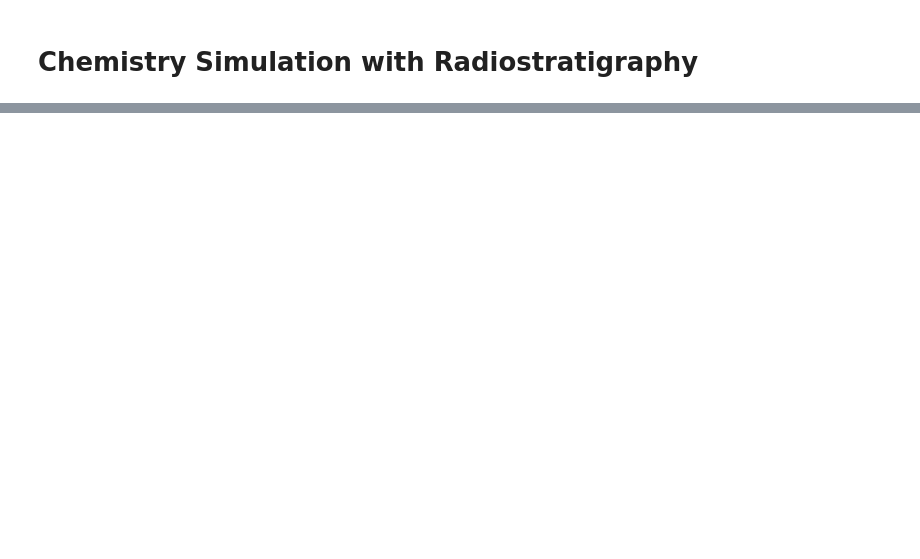
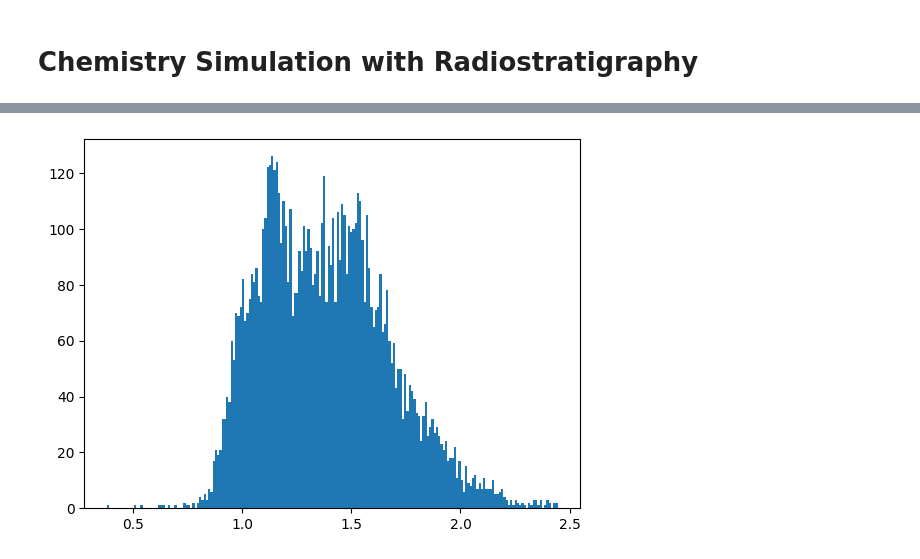
Before and after one commit to alastairyang/calibrated-prior, a Jupyter notebook: notebooks/attenu_with_chemistry.ipynb, the cells around one changed output, grey strips where cells are left out. Saved outputs shown, nothing was run; the diff lists cells and outputs as text; code cells hidden in the pictures; blank space fills up the shorter version.

```diff
--- a/notebooks/attenu_with_chemistry.ipynb
+++ b/notebooks/attenu_with_chemistry.ipynb
@@ -276,0 +302,10 @@ ax[2].legend(fontsize = 8)
+# %%
+from scipy.io import loadmat
+import matplotlib.pyplot as plt
+
+radar_Tm_grid = loadmat('/Users/leo/Documents/Glaciology/North_GrIS_data_processing/data/ensemble_data_pixelated/radar_Tm_grid.mat')['radar_Tm_grid']
+Tm_matlab = loadmat('../data/NGrIS/Tm_matlab.mat')['Tm']
+
+plt.hist((Tm_matlab - Tm_W97).flatten(), bins = 200);
+# %% [output]
+[figure, added]
```
Also changed, not shown: parts of 12 cells of this notebook, 17 other files.
